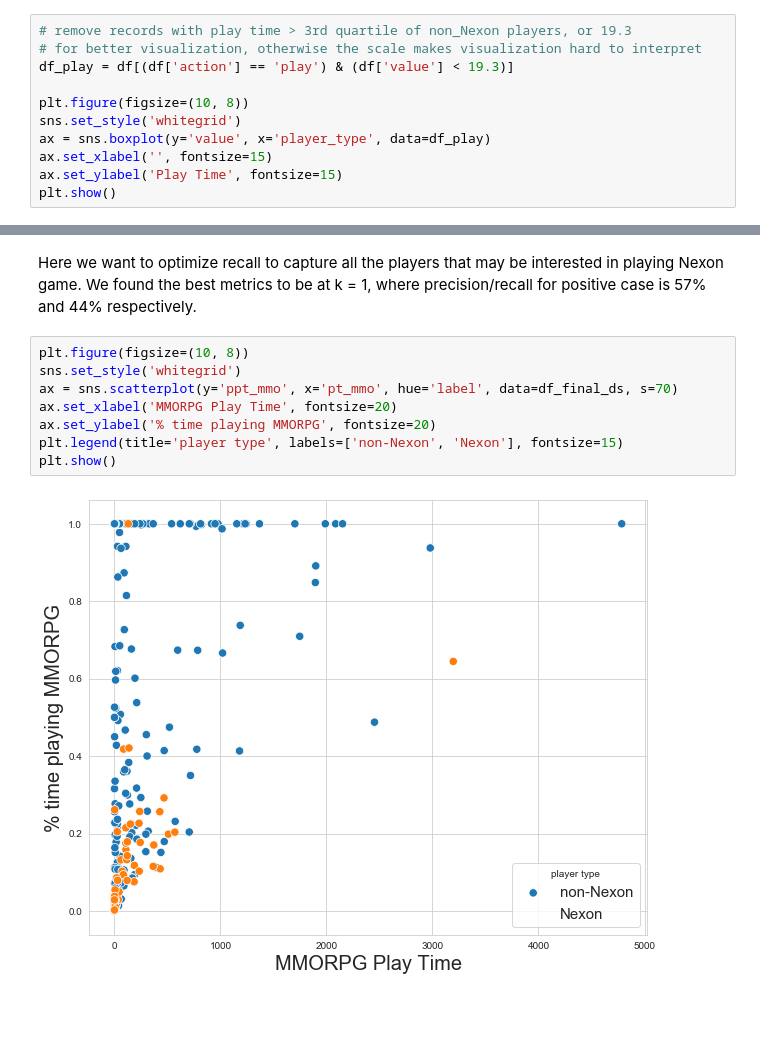
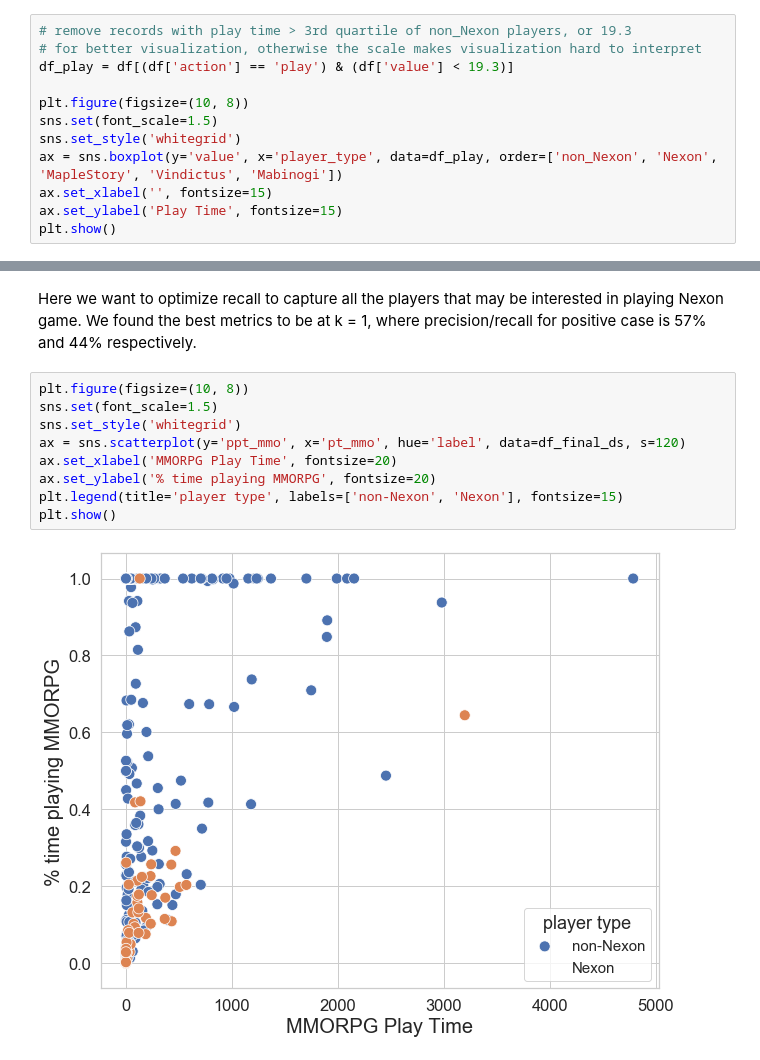
Before and after one commit to henryjcheng/nexon_game_recommendation, a Jupyter notebook: potential_player.ipynb, the cells around one changed output, grey strips where cells are left out. Cells and saved outputs as stored; diff of their text form; blank space fills up the shorter version.

```diff
--- a/potential_player.ipynb
+++ b/potential_player.ipynb
@@ -117,8 +117,9 @@ df.head()
 df_play = df[(df['action'] == 'play') & (df['value'] < 19.3)]
 
 plt.figure(figsize=(10, 8))
+sns.set(font_scale=1.5)
 sns.set_style('whitegrid')
-ax = sns.boxplot(y='value', x='player_type', data=df_play)
+ax = sns.boxplot(y='value', x='player_type', data=df_play, order=['non_Nexon', 'Nexon', 'MapleStory', 'Vindictus', 'Mabinogi'])
 ax.set_xlabel('', fontsize=15)
 ax.set_ylabel('Play Time', fontsize=15)
 plt.show()
@@ -232,11 +233,12 @@ weighted avg       0.93      0.93      0.93       122
 Here we want to optimize recall to capture all the players that may be interested in playing Nexon game. We found the best metrics to be at k = 1, where precision/recall for positive case is 57% and 44% respectively.
 # %%
 plt.figure(figsize=(10, 8))
+sns.set(font_scale=1.5)
 sns.set_style('whitegrid')
-ax = sns.scatterplot(y='ppt_mmo', x='pt_mmo', hue='label', data=df_final_ds, s=70)
+ax = sns.scatterplot(y='ppt_mmo', x='pt_mmo', hue='label', data=df_final_ds, s=120)
 ax.set_xlabel('MMORPG Play Time', fontsize=20)
 ax.set_ylabel('% time playing MMORPG', fontsize=20)
 plt.legend(title='player type', labels=['non-Nexon', 'Nexon'], fontsize=15)
 plt.show()
 # %% [output]
-[figure, old version]
+[figure, new version]
```
Also changed, not shown: parts of 5 cells of this notebook.
